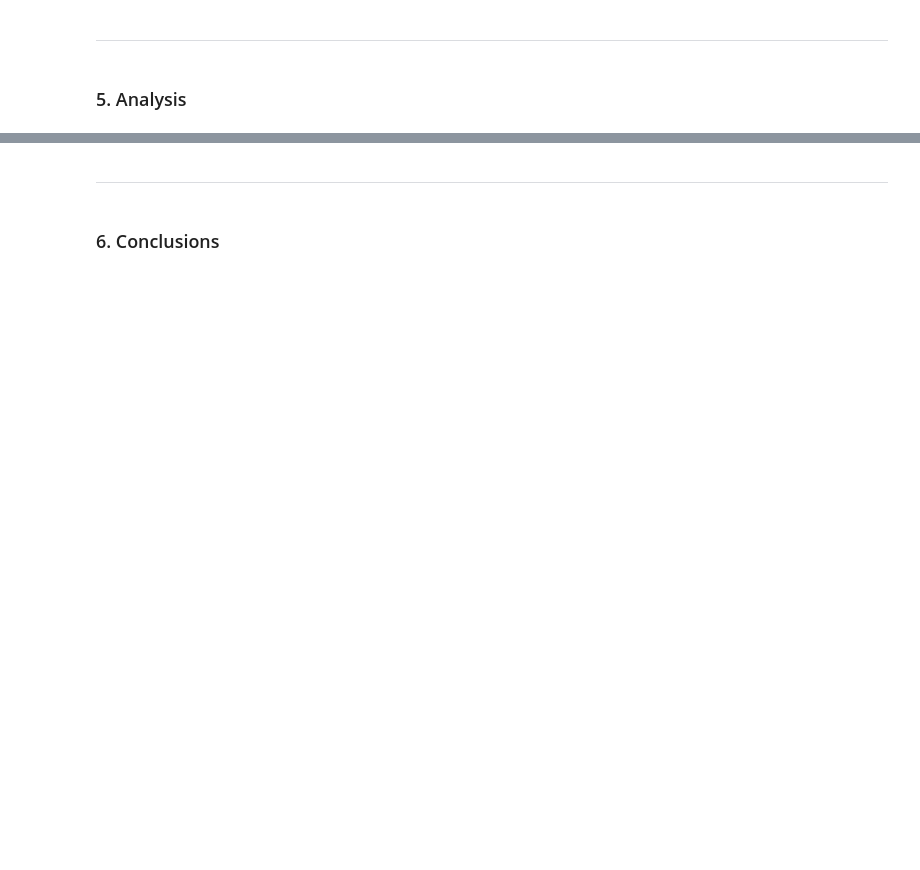
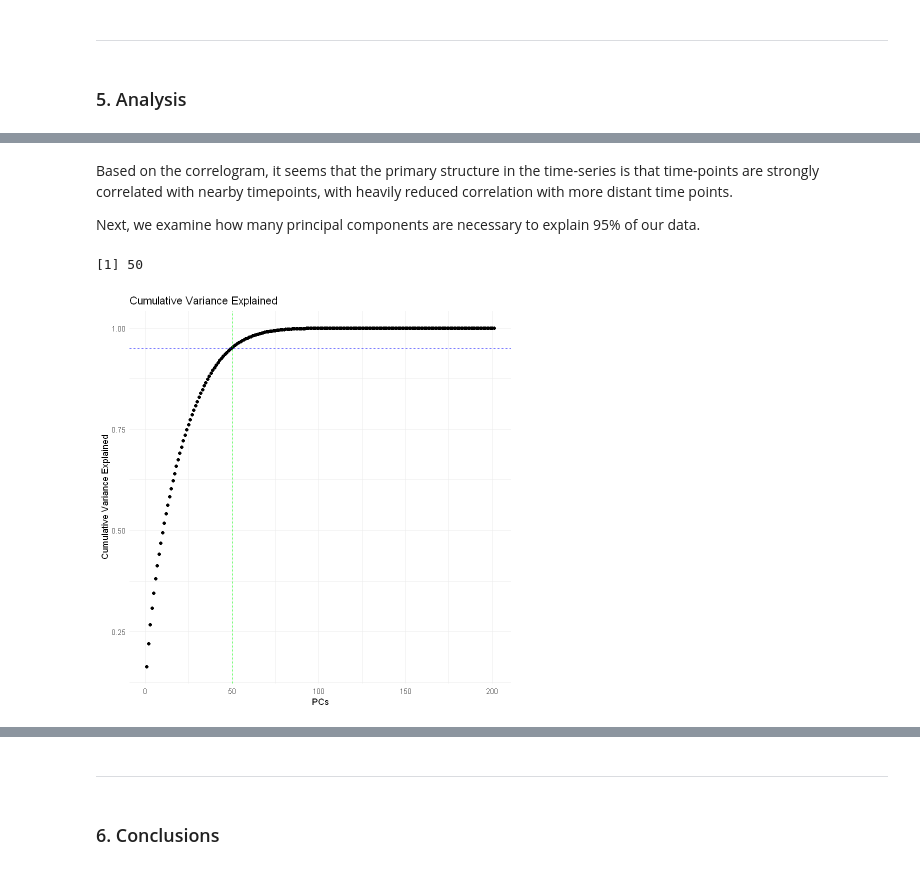
Before and after one commit to MkramerPsych/Kramer_DSPN_S23, a Jupyter notebook: Kramer_DSPN_S23_FinalProject.ipynb, the cells around one changed output, grey strips where cells are left out. Cells and saved outputs as stored; diff of their text form; code cells hidden in the pictures; blank space fills up the shorter version.

```diff
--- a/Kramer_DSPN_S23_FinalProject.ipynb
+++ b/Kramer_DSPN_S23_FinalProject.ipynb
@@ -25,0 +312,26 @@ Prof. Tim Verstynen, TA Fiona Horner
+# %% [markdown]
+Based on the correlogram, it seems that the primary structure in the time-series is that time-points are strongly correlated with nearby timepoints, with heavily reduced correlation with more distant time points.
+
+Next, we examine how many principal components are necessary to explain 95% of our data.
+# %%
+# perform PCA on neural timeseries
+timeseries.pca <- princomp(X_train, cor = TRUE)
+timeseries.pca.out <- summary(timeseries.pca)
+
+# examine cumulative variance explained
+cum_var_exps <- cumsum(timeseries.pca.out$sdev^2 / sum(timeseries.pca.out$sdev^2))
+
+# calculate how many PCs are needed to explain 95% of variance
+threshold_pcs <- min(which(cum_var_exps > 0.95))
+threshold_pcs
+
+# plot cumulative variance explained
+ggplot(data.frame(x=seq(length(cum_var_exps)), y=cum_var_exps), aes(x, y)) +
+  geom_point() +
+  geom_hline(yintercept = 0.95, linetype='dashed', color='blue') +
+  geom_vline(xintercept = threshold_pcs, linetype='dashed', color='green') +
+  theme_minimal() +
+  labs(title='Cumulative Variance Explained',x='PCs',y='Cumulative Variance Explained')
+# %% [output]
+[1] 50
+[figure, added]
```
Also changed, not shown: parts of 52 cells of this notebook.
